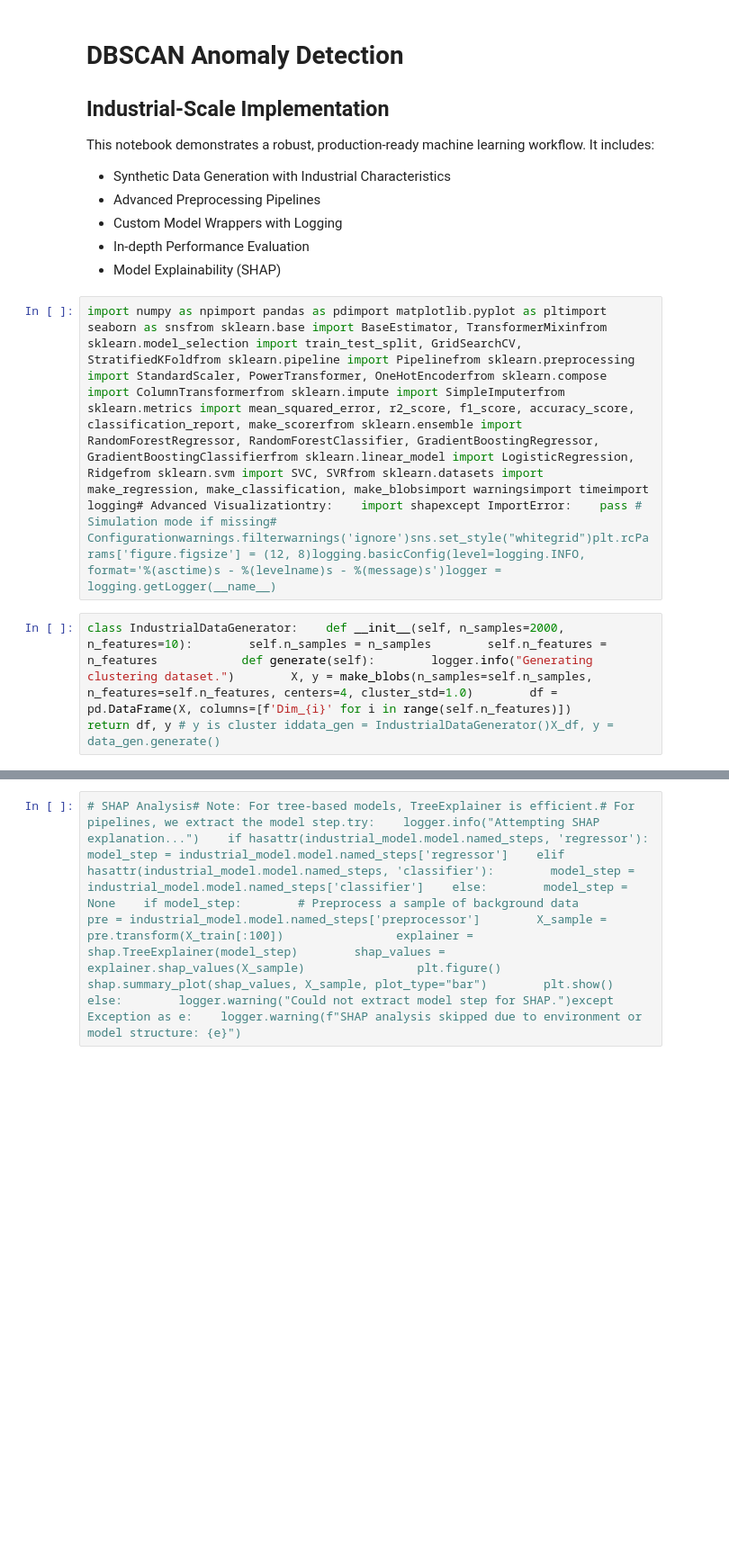
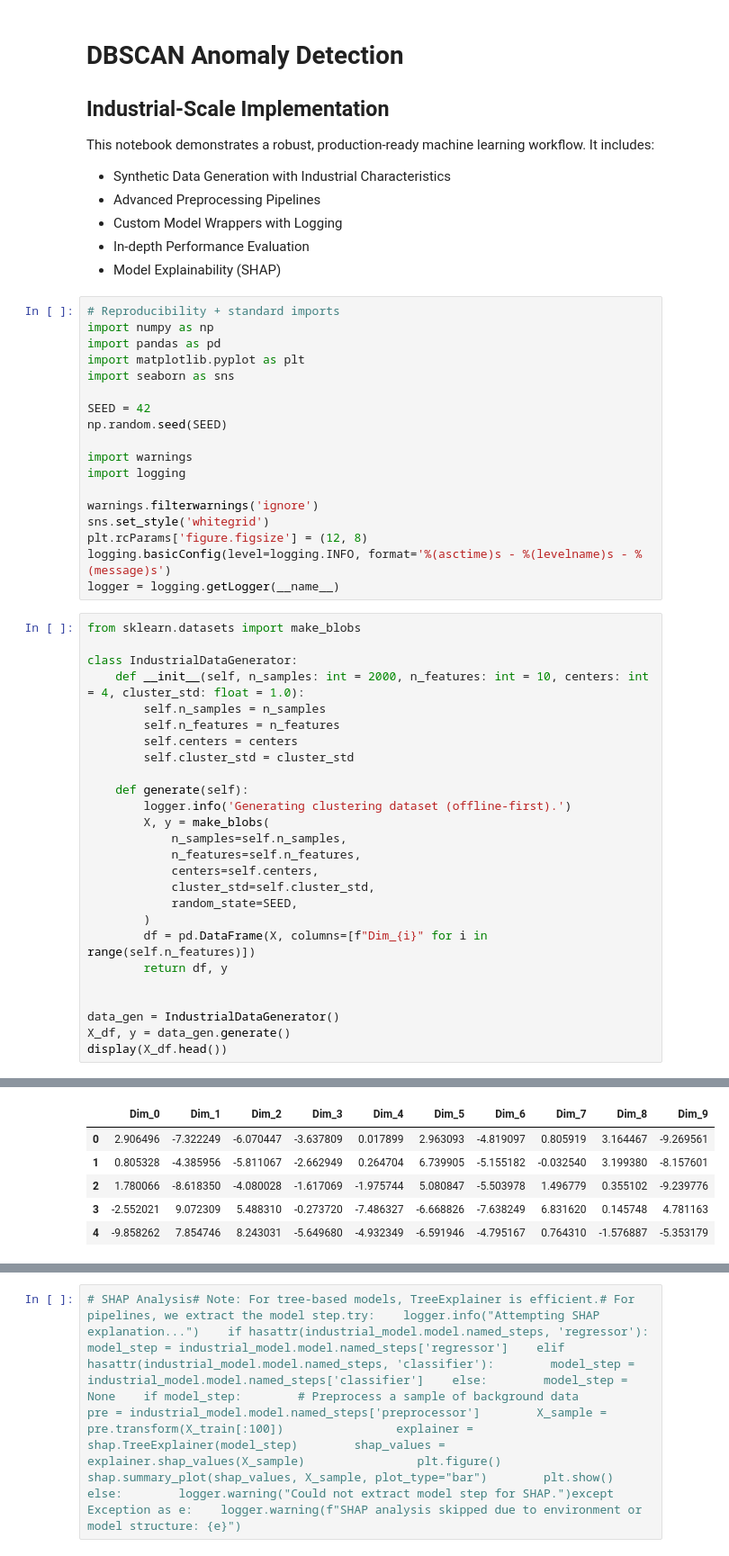
Before and after one commit to Brainfeed-1996/advanced-ml-mastery-collection, a Jupyter notebook: 03-Clustering/DBSCAN-Anomaly-Detection.ipynb, the cells around one changed output, grey strips where cells are left out. Shown at 90% size. Drawn from its saved outputs; the diff is of its cells as text; blank space fills up the shorter version.

```diff
--- a/03-Clustering/DBSCAN-Anomaly-Detection.ipynb
+++ b/03-Clustering/DBSCAN-Anomaly-Detection.ipynb
@@ -9,7 +9,48 @@ This notebook demonstrates a robust, production-ready machine learning workflow.
 - Custom Model Wrappers with Logging
 - In-depth Performance Evaluation
 - Model Explainability (SHAP)
-# %%
-import numpy as npimport pandas as pdimport matplotlib.pyplot as pltimport seaborn as snsfrom sklearn.base import BaseEstimator, TransformerMixinfrom sklearn.model_selection import train_test_split, GridSearchCV, StratifiedKFoldfrom sklearn.pipeline import Pipelinefrom sklearn.preprocessing import StandardScaler, PowerTransformer, OneHotEncoderfrom sklearn.compose import ColumnTransformerfrom sklearn.impute import SimpleImputerfrom sklearn.metrics import mean_squared_error, r2_score, f1_score, accuracy_score, classification_report, make_scorerfrom sklearn.ensemble import RandomForestRegressor, RandomForestClassifier, GradientBoostingRegressor, GradientBoostingClassifierfrom sklearn.linear_model import LogisticRegression, Ridgefrom sklearn.svm import SVC, SVRfrom sklearn.datasets import make_regression, make_classification, make_blobsimport warningsimport timeimport logging# Advanced Visualizationtry:    import shapexcept ImportError:    pass # Simulation mode if missing# Configurationwarnings.filterwarnings('ignore')sns.set_style("whitegrid")plt.rcParams['figure.figsize'] = (12, 8)logging.basicConfig(level=logging.INFO, format='%(asctime)s - %(levelname)s - %(message)s')logger = logging.getLogger(__name__)
+# %%
+# Reproducibility + standard imports
+import numpy as np
+import pandas as pd
+import matplotlib.pyplot as plt
+import seaborn as sns
+
+SEED = 42
+np.random.seed(SEED)
+
+import warnings
+import logging
+
+warnings.filterwarnings('ignore')
+sns.set_style('whitegrid')
+plt.rcParams['figure.figsize'] = (12, 8)
+logging.basicConfig(level=logging.INFO, format='%(asctime)s - %(levelname)s - %(message)s')
+logger = logging.getLogger(__name__)
 # %%
-class IndustrialDataGenerator:    def __init__(self, n_samples=2000, n_features=10):        self.n_samples = n_samples        self.n_features = n_features            def generate(self):        logger.info("Generating clustering dataset.")        X, y = make_blobs(n_samples=self.n_samples, n_features=self.n_features, centers=4, cluster_std=1.0)        df = pd.DataFrame(X, columns=[f'Dim_{i}' for i in range(self.n_features)])        return df, y # y is cluster iddata_gen = IndustrialDataGenerator()X_df, y = data_gen.generate()
+from sklearn.datasets import make_blobs
+
+class IndustrialDataGenerator:
+    def __init__(self, n_samples: int = 2000, n_features: int = 10, centers: int = 4, cluster_std: float = 1.0):
+        self.n_samples = n_samples
+        self.n_features = n_features
+        self.centers = centers
+        self.cluster_std = cluster_std
+
+    def generate(self):
+        logger.info('Generating clustering dataset (offline-first).')
+        X, y = make_blobs(
+            n_samples=self.n_samples,
+            n_features=self.n_features,
+            centers=self.centers,
+            cluster_std=self.cluster_std,
+            random_state=SEED,
+        )
+        df = pd.DataFrame(X, columns=[f"Dim_{i}" for i in range(self.n_features)])
+        return df, y
+
+
+data_gen = IndustrialDataGenerator()
+X_df, y = data_gen.generate()
+display(X_df.head())
+# %% [output]
@@ -15,0 +58,6 @@ class IndustrialDataGenerator:    def __init__(self, n_samples=2000, n_features=
+|  | Dim_0 | Dim_1 | Dim_2 | Dim_3 | Dim_4 | Dim_5 | Dim_6 | Dim_7 | Dim_8 | Dim_9 |
+| 0 | 2.906496 | -7.322249 | -6.070447 | -3.637809 | 0.017899 | 2.963093 | -4.819097 | 0.805919 | 3.164467 | -9.269561 |
+| 1 | 0.805328 | -4.385956 | -5.811067 | -2.662949 | 0.264704 | 6.739905 | -5.155182 | -0.032540 | 3.199380 | -8.157601 |
+| 2 | 1.780066 | -8.618350 | -4.080028 | -1.617069 | -1.975744 | 5.080847 | -5.503978 | 1.496779 | 0.355102 | -9.239776 |
+| 3 | -2.552021 | 9.072309 | 5.488310 | -0.273720 | -7.486327 | -6.668826 | -7.638249 | 6.831620 | 0.145748 | 4.781163 |
+| 4 | -9.858262 | 7.854746 | 8.243031 | -5.649680 | -4.932349 | -6.591946 | -4.795167 | 0.764310 | -1.576887 | -5.353179 |
```
Also changed, not shown: parts of 7 cells of this notebook, 7 other files.
